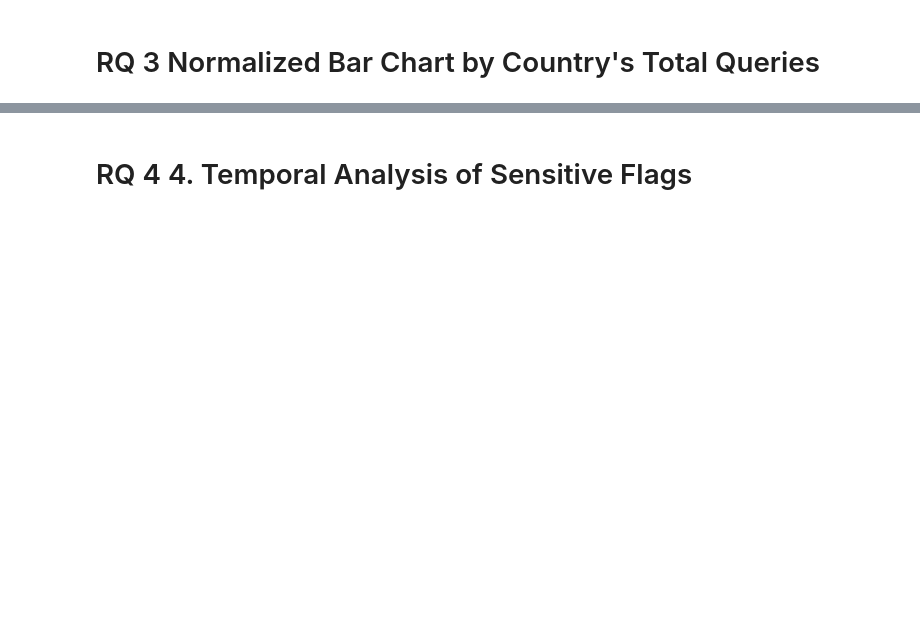
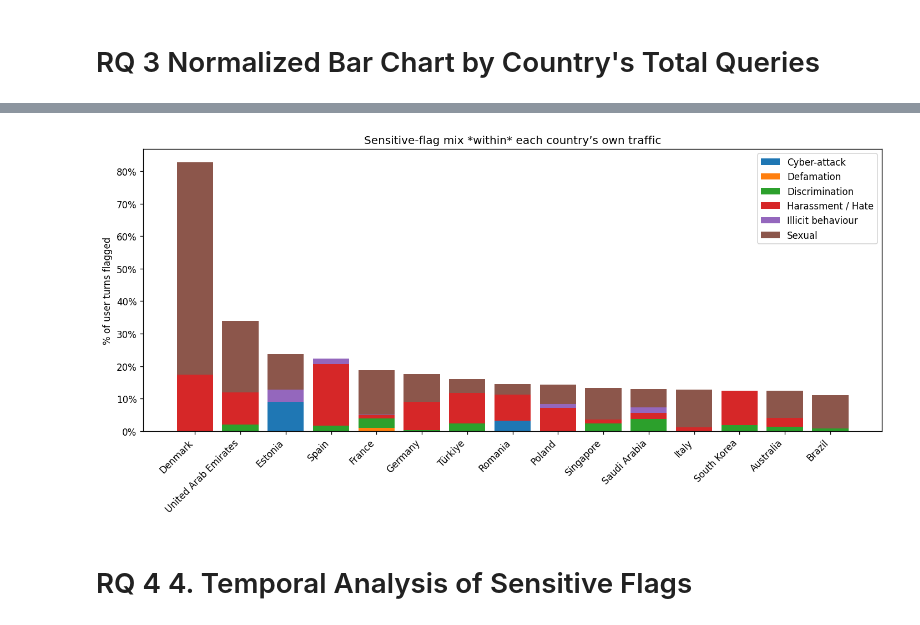
Before and after one commit to shayne-longpre/naturalistic-ai, a Jupyter notebook: notebooks/sensitive-flags.ipynb, the cells around one changed output, grey strips where cells are left out. Cells and saved outputs as stored; diff of their text form; code cells hidden in the pictures; blank space fills up the shorter version.

```diff
--- a/notebooks/sensitive-flags.ipynb
+++ b/notebooks/sensitive-flags.ipynb
@@ -750,2 +720,44 @@ plt.show()
+# %%
+# ――― parameters ―――
+TOP = 15           # how many countries to show
+MIN_TURNS = 50     # only analyse countries with ≥ this many user turns
+
+# ――― aggregate ―――
+country_totals   = Counter()
+country_cat_hits = defaultdict(Counter)
+
+for conv in dataset.data:
+    country = (conv.geography or "Unknown").split(";")[0].strip()
+    for msg in conv.conversation:
+        if msg.role != "user":
+            continue
+        country_totals[country] += 1
+        for r in extract_flags(msg):
+            cat = map_flag(r)
+            if cat:
+                country_cat_hits[country][cat] += 1
+
+# choose countries
+eligible = [c for c,t in country_totals.items() if t >= MIN_TURNS]
+ranked = sorted(eligible, key=lambda c: sum(country_cat_hits[c].values())/country_totals[c], reverse=True)[:TOP]
+
+cats = sorted({cat for counts in country_cat_hits.values() for cat in counts})
+stack = {cat: [country_cat_hits[c][cat]/country_totals[c] for c in ranked] for cat in cats}
+
+# ――― plot ―――
+bottom = np.zeros(len(ranked))
+plt.figure(figsize=(12,6))
+for cat in cats:
+    plt.bar(ranked, stack[cat], bottom=bottom, label=cat)
+    bottom += stack[cat]
+
+plt.gca().yaxis.set_major_formatter(lambda x,pos: f"{x:.0%}")
+plt.xticks(rotation=45, ha="right")
+plt.ylabel("% of user turns flagged")
+plt.title("Sensitive-flag mix *within* each country’s own traffic")
+plt.legend(bbox_to_anchor=(1,1))
+plt.tight_layout(); plt.show()
+# %% [output]
+[figure, added]
 # %% [markdown]
 # RQ 4 4. Temporal Analysis of Sensitive Flags
```
Also changed, not shown: parts of 22 cells of this notebook, 3 other files.
